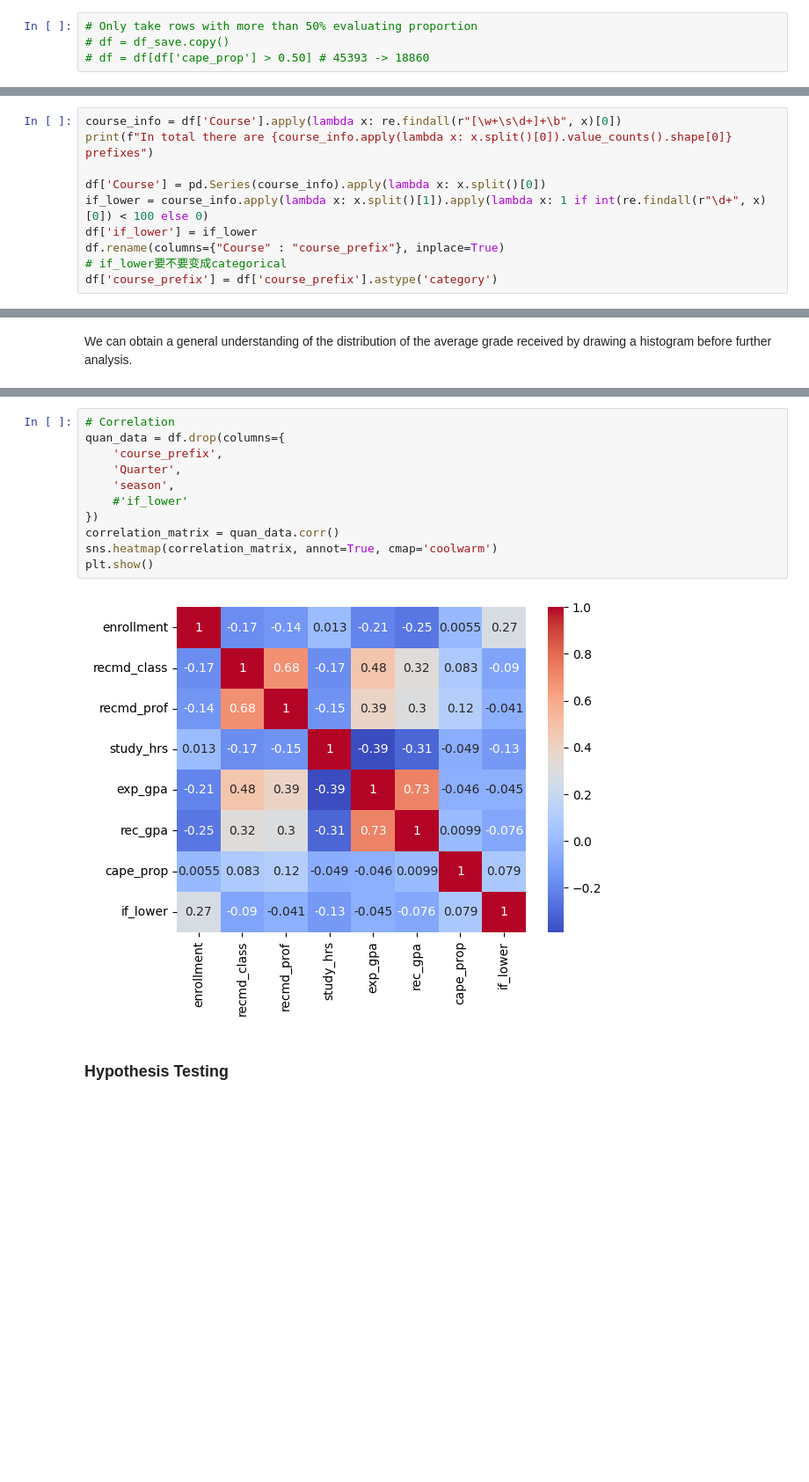
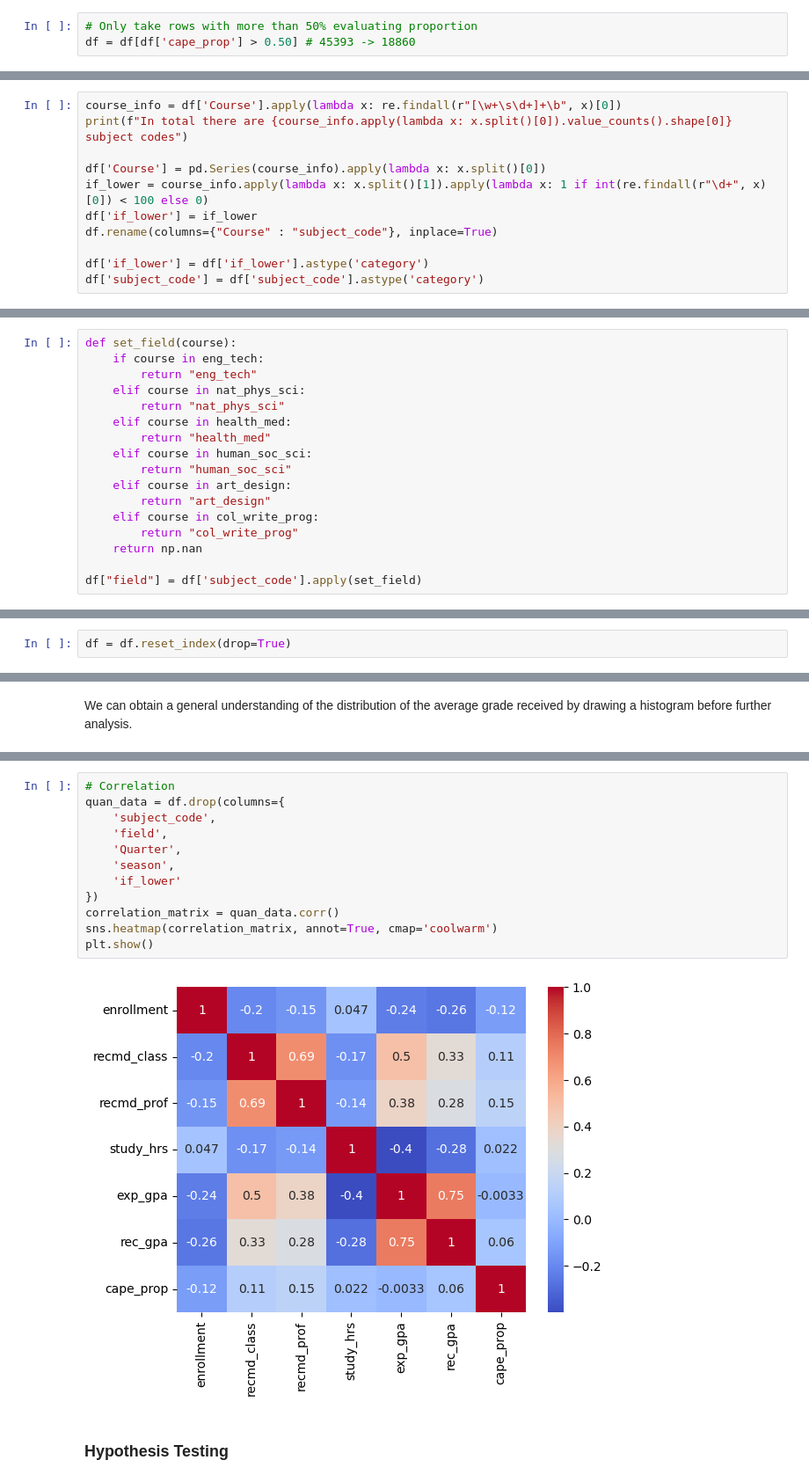
Before and after one commit to Yin-Y-M/Math-189-D12, a Jupyter notebook: Math 189 D12 Project.ipynb, the cells around one changed output, grey strips where cells are left out. Shown at 88% size. Saved outputs shown, nothing was run; the diff lists cells and outputs as text; blank space fills up the shorter version.

Commit message:
Subject to field

```diff
--- a/Math 189 D12 Project.ipynb
+++ b/Math 189 D12 Project.ipynb
@@ -63,5 +65,4 @@ df = df.drop('Total CAPEs Given', axis=1)
 # %%
 # Only take rows with more than 50% evaluating proportion
-# df = df_save.copy()
-# df = df[df['cape_prop'] > 0.50] # 45393 -> 18860
+df = df[df['cape_prop'] > 0.50] # 45393 -> 18860
 # %% [markdown]
@@ -69,11 +70,12 @@ Two key information will be extracted from the name of each course: which depart
 # %%
 course_info = df['Course'].apply(lambda x: re.findall(r"[\w+\s\d+]+\b", x)[0])
-print(f"In total there are {course_info.apply(lambda x: x.split()[0]).value_counts().shape[0]} prefixes")
+print(f"In total there are {course_info.apply(lambda x: x.split()[0]).value_counts().shape[0]} subject codes")
 
 df['Course'] = pd.Series(course_info).apply(lambda x: x.split()[0])
 if_lower = course_info.apply(lambda x: x.split()[1]).apply(lambda x: 1 if int(re.findall(r"\d+", x)[0]) < 100 else 0)
 df['if_lower'] = if_lower
-df.rename(columns={"Course" : "course_prefix"}, inplace=True)
-# if_lower要不要变成categorical
-df['course_prefix'] = df['course_prefix'].astype('category')
+df.rename(columns={"Course" : "subject_code"}, inplace=True)
+
+df['if_lower'] = df['if_lower'].astype('category')
+df['subject_code'] = df['subject_code'].astype('category')
 # %% [output]
@@ -81,3 +137,20 @@ In total there are 125 prefixes
+# %%
+def set_field(course):
+    if course in eng_tech:
+        return "eng_tech"
+    elif course in nat_phys_sci:
+        return "nat_phys_sci"
+    elif course in health_med:
+        return "health_med"
+    elif course in human_soc_sci:
+        return "human_soc_sci"
+    elif course in art_design:
+        return "art_design"
+    elif course in col_write_prog:
+        return "col_write_prog"
+    return np.nan
+
+df["field"] = df['subject_code'].apply(set_field)
 # %% [markdown]
 Some other columns will be renamed for simplicity and converted to appropriate data types.
 # %%
@@ -93,3 +168,5 @@ df['recmd_prof'] = df['recmd_prof'].str.extract(r'(\d+)').astype(float)/100
+# %%
+df = df.reset_index(drop=True)
 # %% [markdown]
 Now, let's take a look at the cleaned dataset.
 # %%
@@ -113,16 +190,17 @@ plt.show()
 # %%
 # Correlation
 quan_data = df.drop(columns={
-    'course_prefix',
+    'subject_code',
+    'field',
     'Quarter',
     'season',
-    #'if_lower'
+    'if_lower'
 })
 correlation_matrix = quan_data.corr()
 sns.heatmap(correlation_matrix, annot=True, cmap='coolwarm')
 plt.show()
 # %% [output]
-[figure, old version]
+[figure, new version]
 # %% [markdown]
 ### Hypothesis Testing
 # %% [markdown]
```
Also changed, not shown: parts of 27 cells of this notebook.
